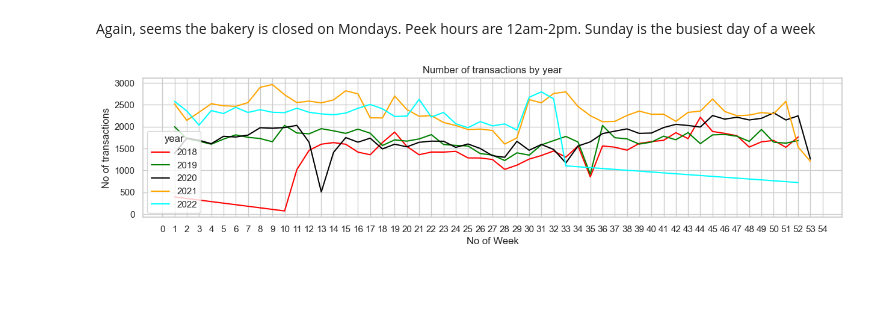
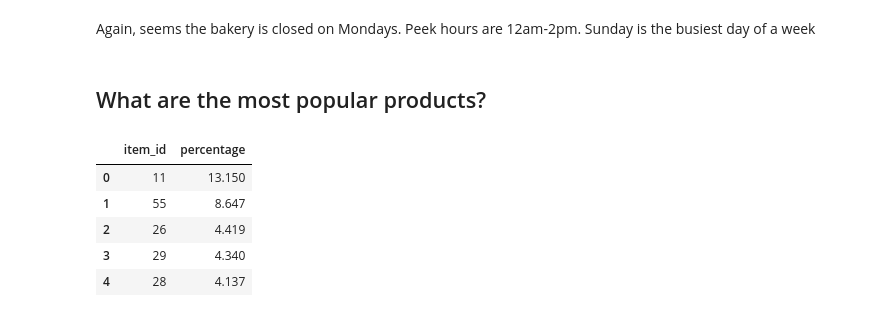
Before and after one commit to ronega/STAT222-project, a Jupyter notebook: EDA/Dmitri_EDA.ipynb, the cells around one changed output. Cells and saved outputs as stored; diff of their text form; code cells hidden in the pictures; blank space fills up the shorter version.

```diff
--- a/EDA/Dmitri_EDA.ipynb
+++ b/EDA/Dmitri_EDA.ipynb
@@ -192,22 +230,16 @@ plt_no_trans_by_h.set(title='Number of transactions by hour',
 # %% [markdown]
 Again, seems the bakery is closed on Mondays. Peek hours are 12am-2pm. Sunday is the busiest day of a week
-# %%
-data_yw = data.groupby(['year',
-                        'year_week'])['transaction_id'].count().reset_index().sort_values(by=['year'])
-
-data_yw['year_week'] = data_yw['year_week'].astype('int64')
-
-
-fig, ax = plt.subplots(figsize=(15, 3))
-plot_data_yw = sns.lineplot(data_yw,
-                            x='year_week',
-                            y='transaction_id',
-                            hue='year',
-                            ax=ax,
-                            palette=['red', 'green', 'black', 'orange', 'cyan'])
-plot_data_yw.set(title='Number of transactions by year',
-                 xlabel='No of Week',
-                 ylabel='No of transactions')
-plot_data_yw.set_xticks(range(55));
-# %% [output]
-[figure, removed]
+# %% [markdown]
+## What are the most popular products?
+# %%
+temp = data_f.groupby(['item_id'])['transaction_id'].count().sort_values(ascending=False).reset_index()
+temp['percentage'] = 100 * temp['transaction_id']  / temp['transaction_id'].sum()
+top_5_items = temp[['item_id', 'percentage']].head(5)['item_id'].to_list()
+temp[['item_id', 'percentage']].head(5)
+# %% [output]
+|  | item_id | percentage |
+| 0 | 11 | 13.150 |
+| 1 | 55 | 8.647 |
+| 2 | 26 | 4.419 |
+| 3 | 29 | 4.340 |
+| 4 | 28 | 4.137 |
```
Also changed, not shown: parts of 20 cells of this notebook.
